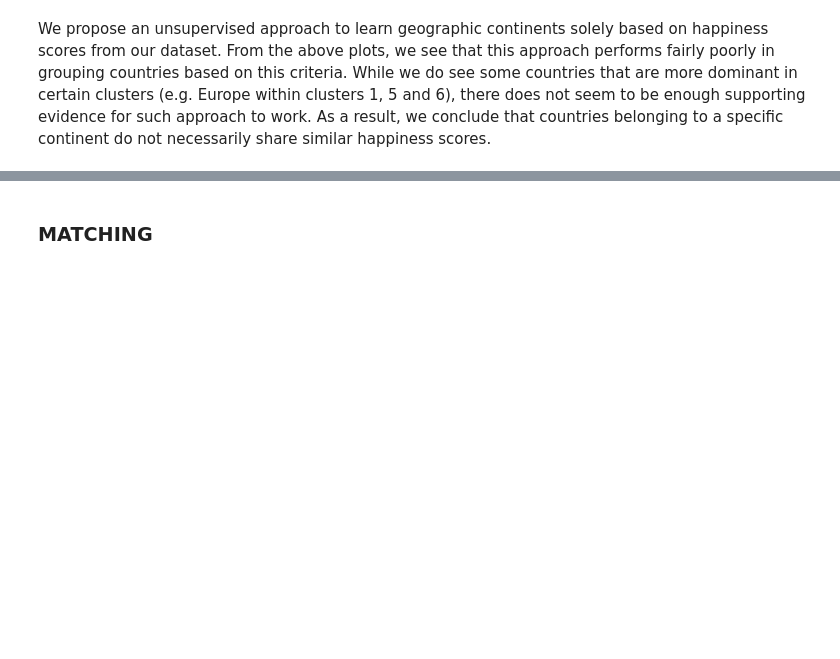
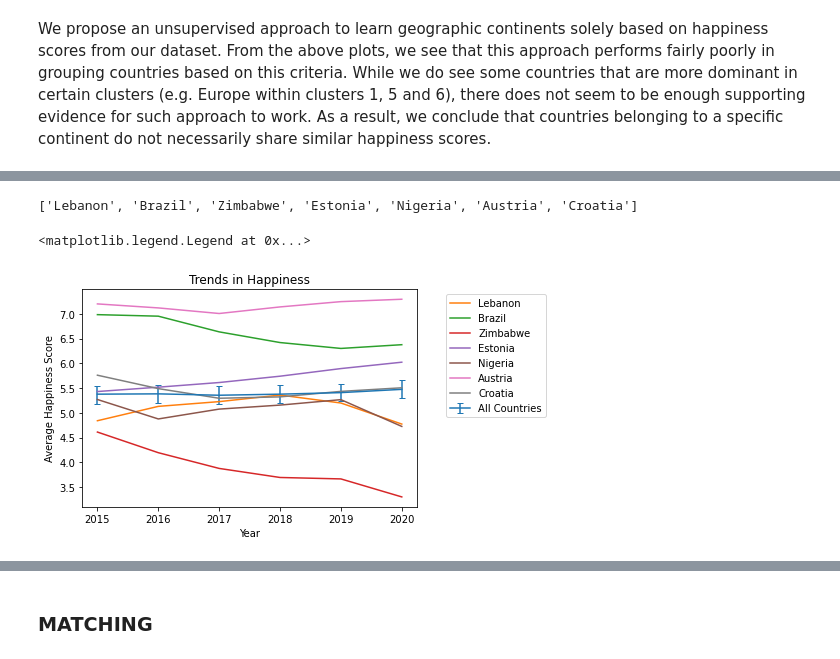
Before and after one commit to epfl-ada/ada-2020-project-milestone-p3-p3_spada, a Jupyter notebook: happiness.ipynb, the cells around one changed output, grey strips where cells are left out. Saved outputs shown, nothing was run; the diff lists cells and outputs as text; code cells hidden in the pictures; blank space fills up the shorter version.

Commit message:
add trends in happiness

```diff
--- a/happiness.ipynb
+++ b/happiness.ipynb
@@ -448,0 +464,40 @@ We propose an unsupervised approach to learn geographic continents solely based
+# %%
+# calculate average happiness score with 95% CI
+stats_by_year = df.groupby(df['Year']).apply(lambda x: pd.Series({
+        'average_happiness': x['Happiness_Score'].mean(),
+        'lower_err_happiness': bootstrap_CI(x['Happiness_Score'], 1000)[0],
+        'upper_err_happiness': bootstrap_CI(x['Happiness_Score'], 1000)[1]
+    }))
+# %%
+# sample random country from each cluster
+import random
+
+random.seed(0)
+rand_country = []
+
+for i in range(7):
+    num_countries = len(cluster_map[cluster_map.cluster == i])
+    sample = random.randint(0, num_countries-1)
+    rand_country.append(cluster_map[cluster_map.cluster == i]['country'].iloc[sample])
+
+print(rand_country)
+# %% [output]
+['Lebanon', 'Brazil', 'Zimbabwe', 'Estonia', 'Nigeria', 'Austria', 'Croatia']
+# %%
+plt.errorbar(stats_by_year.index, stats_by_year.average_happiness,
+             yerr = [-stats_by_year.lower_err_happiness + stats_by_year.average_happiness,
+                    -stats_by_year.average_happiness + stats_by_year.upper_err_happiness],
+             capsize= 3, label='All Countries')
+
+for i in range(7):
+    x = df.loc[df['Country'] == rand_country[i]]['Year']
+    y = df.loc[df['Country'] == rand_country[i]]['Happiness_Score']
+    plt.plot(x, y, label=rand_country[i])
+
+plt.xlabel('Year')
+plt.ylabel('Average Happiness Score')
+plt.title('Trends in Happiness')
+plt.legend(bbox_to_anchor=(1.4, 1))
+# %% [output]
+<matplotlib.legend.Legend at 0x...>
+[figure, added]
```
Also changed, not shown: parts of 6 cells of this notebook.
